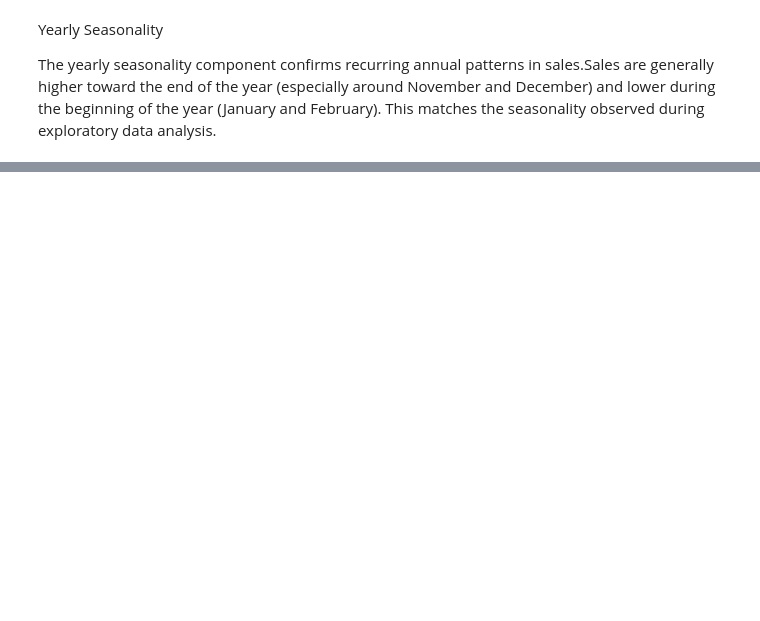
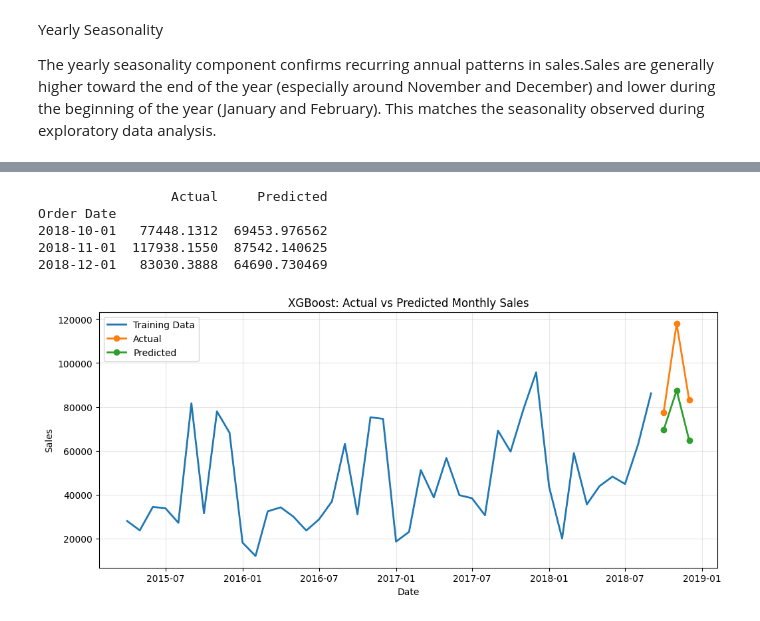
Before and after one commit to Vasumitt123/End-to-End-Sales-Forecasting-Demand-Intelligence-System, a Jupyter notebook: Analyis.ipynb, the cells around one changed output, grey strips where cells are left out. Drawn from its saved outputs; the diff is of its cells as text; code cells hidden in the pictures; blank space fills up the shorter version.

```diff
--- a/Analyis.ipynb
+++ b/Analyis.ipynb
@@ -712,0 +941,10 @@ from xgboost import XGBRegressor
+# %%
+model = XGBRegressor(
+    n_estimators=200,
+    learning_rate=0.05,
+    max_depth=3,
+    objective="reg:squarederror",
+    random_state=42
+)
+
+model.fit(X_train, y_train)
@@ -712,0 +963,44 @@ from xgboost import XGBRegressor
+# %%
+predictions = model.predict(X_test)
+
+prediction_df = pd.DataFrame({
+    "Actual": y_test,
+    "Predicted": predictions
+})
+
+print(prediction_df)
+# %% [output]
+                 Actual     Predicted
+Order Date
+2018-10-01   77448.1312  69453.976562
+2018-11-01  117938.1550  87542.140625
+2018-12-01   83030.3888  64690.730469
+# %%
+plt.figure(figsize=(12,5))
+
+plt.plot(train.index,
+         train["Sales"],
+         label="Training Data",
+         linewidth=2)
+
+plt.plot(test.index,
+         y_test,
+         marker="o",
+         linewidth=2,
+         label="Actual")
+
+plt.plot(test.index,
+         predictions,
+         marker="o",
+         linewidth=2,
+         label="Predicted")
+
+plt.title("XGBoost: Actual vs Predicted Monthly Sales")
+plt.xlabel("Date")
+plt.ylabel("Sales")
+plt.legend()
+plt.grid(alpha=0.3)
+
+plt.show()
+# %% [output]
+[figure, added]
```
Also changed, not shown: parts of 81 cells of this notebook, 19 other files.
